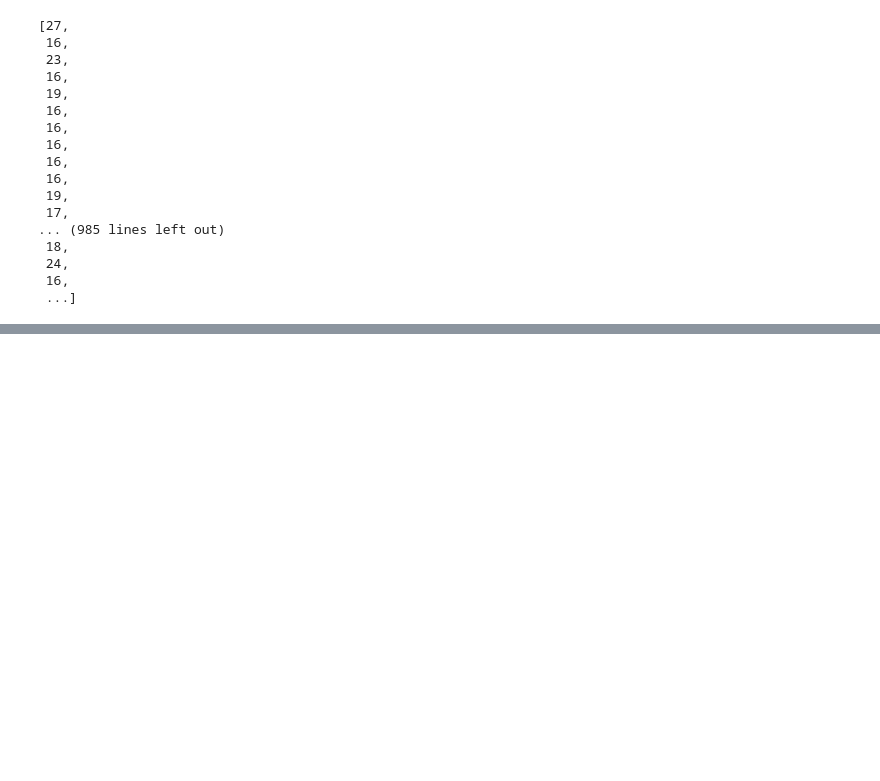
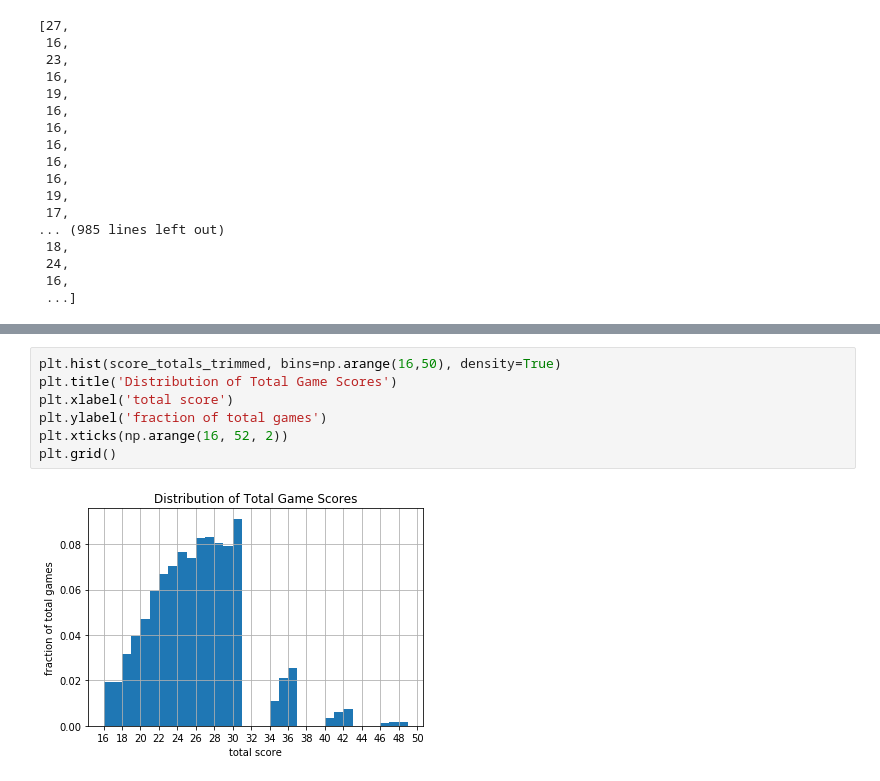
Before and after one commit to henryrossiter/ESEA-Stat-Scraping, a Jupyter notebook: Notebook.ipynb, the cells around one changed output, grey strips where cells are left out. Cells and saved outputs as stored; diff of their text form; blank space fills up the shorter version.

```diff
--- a/Notebook.ipynb
+++ b/Notebook.ipynb
@@ -53,0 +151,9 @@ plt.hist(score_totals, bins=np.arange(16,50))
+# %%
+plt.hist(score_totals_trimmed, bins=np.arange(16,50), density=True)
+plt.title('Distribution of Total Game Scores')
+plt.xlabel('total score')
+plt.ylabel('fraction of total games')
+plt.xticks(np.arange(16, 52, 2))
+plt.grid()
+# %% [output]
+[figure, added]
```
Also changed, not shown: parts of 15 cells of this notebook, 1 other file.
